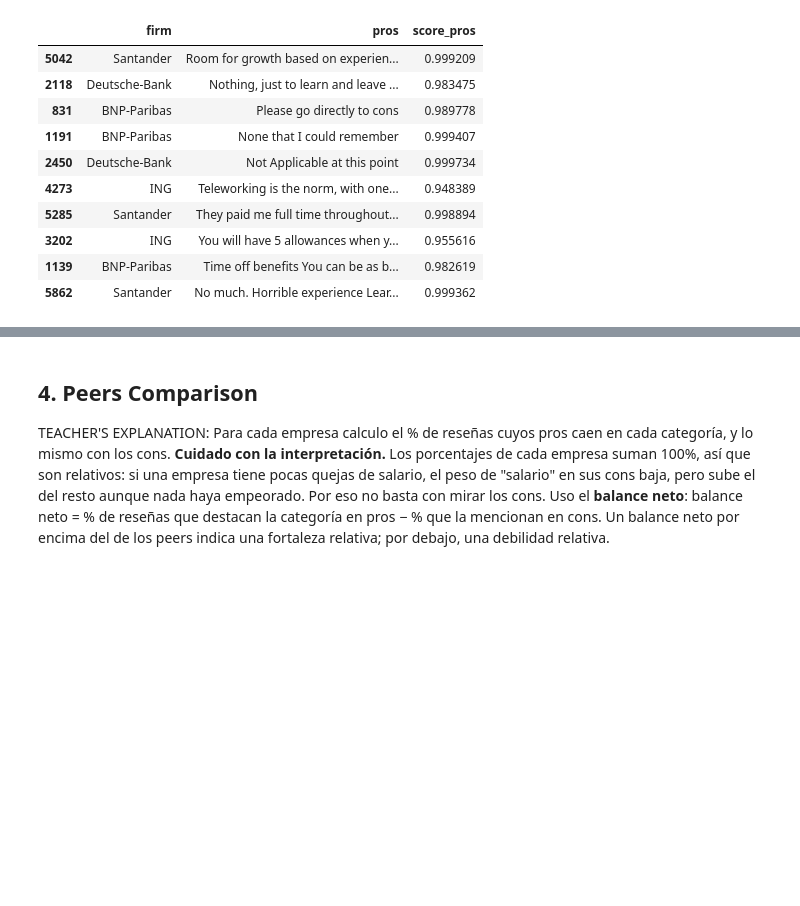
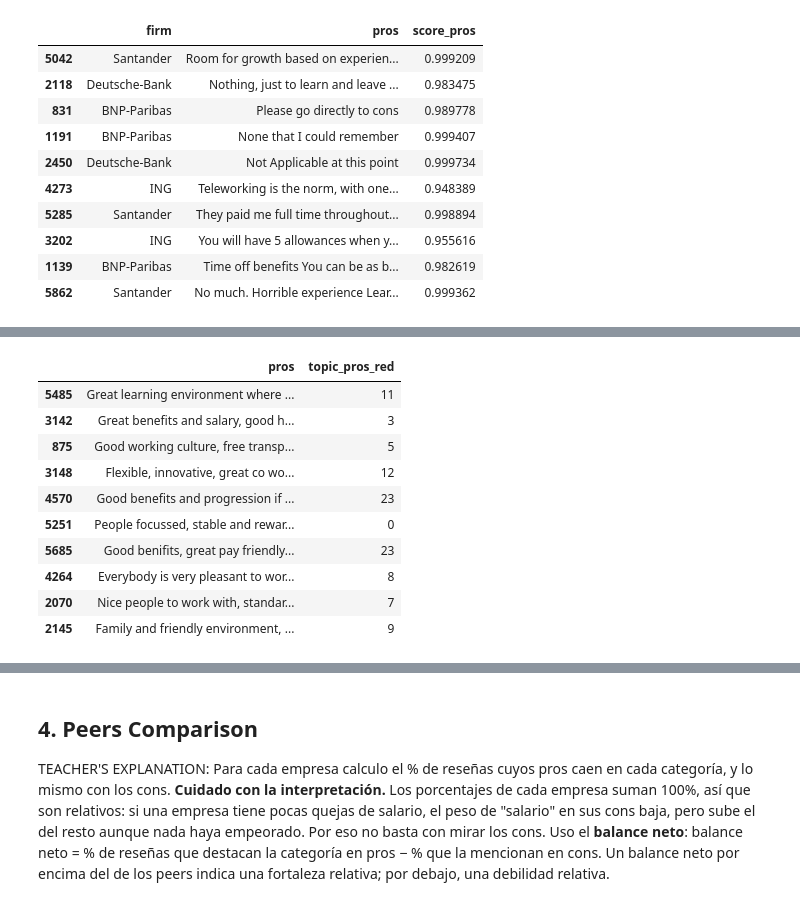
Before and after one commit to rubengil-dev/ING-glasdoor-analysis, a Jupyter notebook: mi_notebook.ipynb, the cells around one changed output, grey strips where cells are left out. Saved outputs shown, nothing was run; the diff lists cells and outputs as text; code cells hidden in the pictures; blank space fills up the shorter version.

```diff
--- a/mi_notebook.ipynb
+++ b/mi_notebook.ipynb
@@ -35,9 +38,12 @@ from sentence_transformers import SentenceTransformer
 # %% [markdown]
 ### 0.2. Project Config
 # %%
-# Data_Path
-DATA_PATH = Path("data/data.parquet")
-SENTIMENT_PATH = Path("outputs/sentiment_analysis.parquet")
+# Pathings
+DATA_PATH = Path("data/data.parquet")                           # Original Dataset
+SENTIMENT_PATH = Path("outputs/sentiment_analysis.parquet")     # Sentiment Analysis
+EMBEDDING_MODEL = "all-MiniLM-L6-v2"                            # Embeddings
+EMBEDDINGS_DIR = Path("outputs/embeddings")
+MIN_TOPIC_SIZE = 30
 
 # Selected firms
 TARGET = "ING"
@@ -807,0 +988,16 @@ TEACHER'S EXPLANATION: Podéis usar  BERTopic visto en clase o alguna otra técn
+# %%
+# Reassigned topic sample
+moved = clean_df[(clean_df["topic_pros"] == -1) & (clean_df["topic_pros_red"] != -1)]
+moved.sample(10, random_state=SEED)[["pros", "topic_pros_red"]]
+# %% [output]
+|  | pros | topic_pros_red |
+| 5485 | Great learning environment where ... | 11 |
+| 3142 | Great benefits and salary, good h... | 3 |
+| 875 | Good working culture, free transp... | 5 |
+| 3148 | Flexible, innovative, great co wo... | 12 |
+| 4570 | Good benefits and progression if ... | 23 |
+| 5251 | People focussed, stable and rewar... | 0 |
+| 5685 | Good benifits, great pay friendly... | 23 |
+| 4264 | Everybody is very pleasant to wor... | 8 |
+| 2070 | Nice people to work with, standar... | 7 |
+| 2145 | Family and friendly environment, ... | 9 |
```
Also changed, not shown: parts of 46 cells of this notebook.
